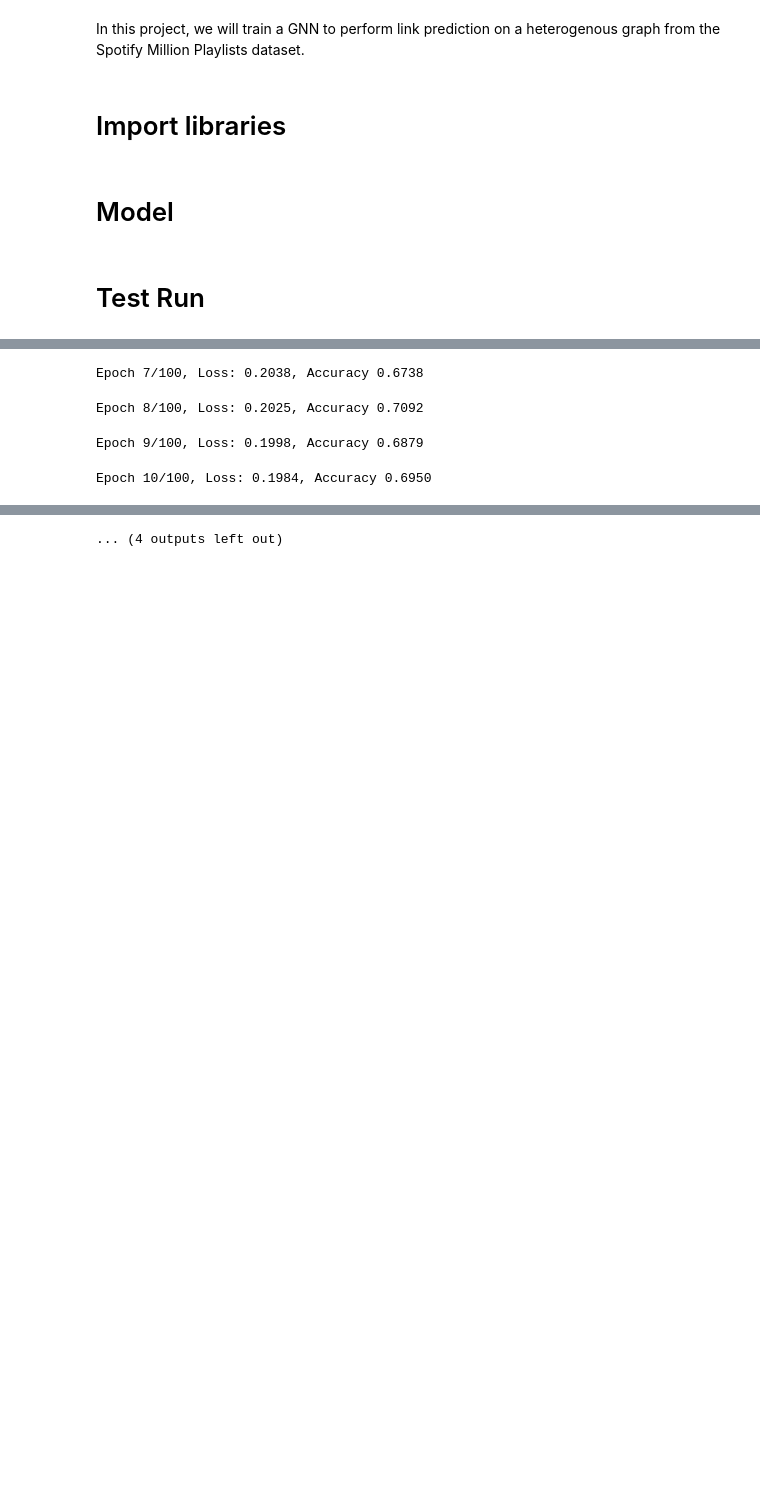
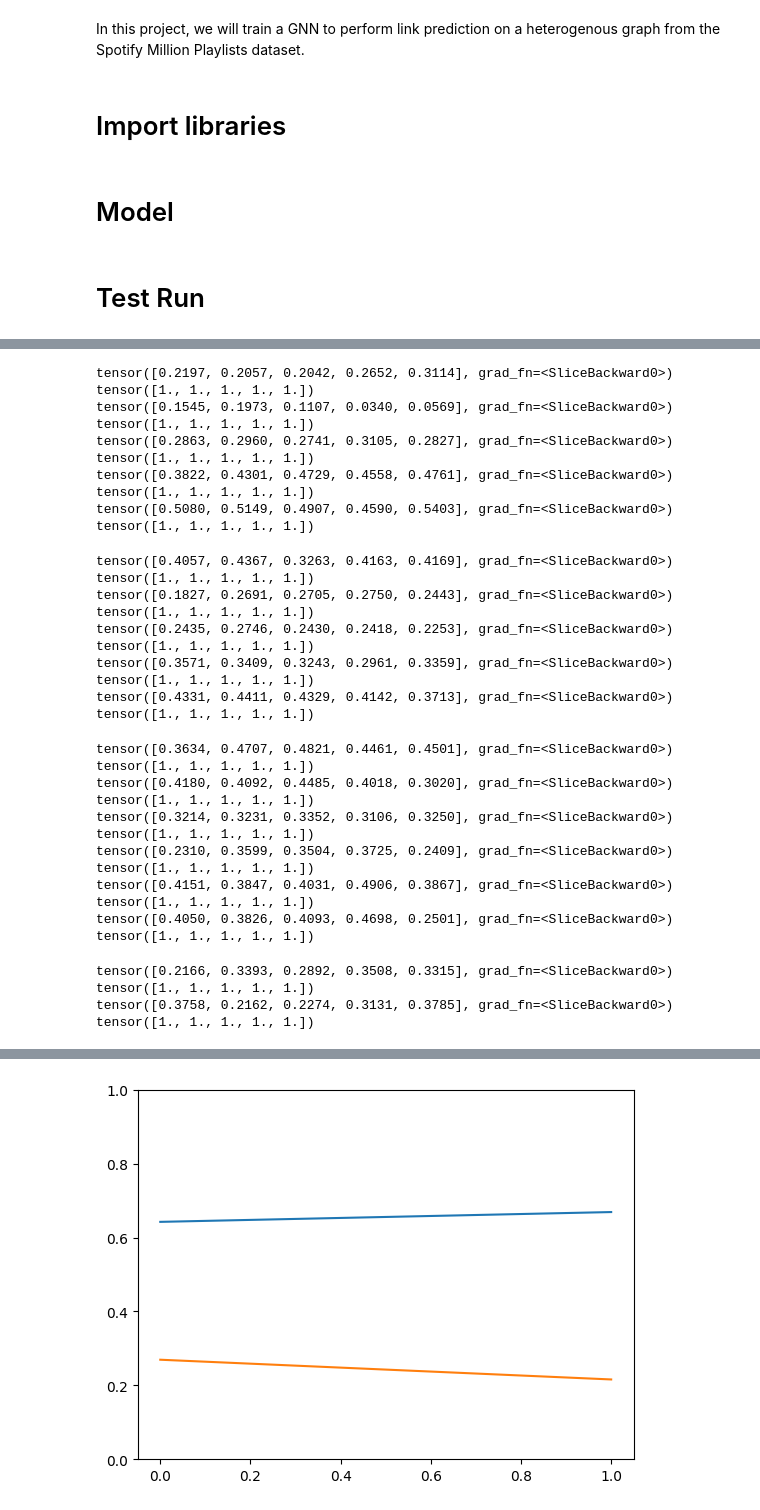
Before and after one commit to plojyon/mlg, a Jupyter notebook: src/test.ipynb, the cells around one changed output, grey strips where cells are left out. Saved outputs shown, nothing was run; the diff lists cells and outputs as text; code cells hidden in the pictures; blank space fills up the shorter version.

Commit message:
Add graph

```diff
--- a/src/test.ipynb
+++ b/src/test.ipynb
@@ -97,6 +98,11 @@ def train(model, train_loader, optimizer, batch_wrapper=dummy_generator):
         truth = batch["track", "contains", "playlist"].edge_label
 
 
+        ind = torch.randint(len(out),(5,))
+
+        print(out[ind])
+        print(truth[ind])
+
         if(i % 10 == 0):
             #print(out[:10])
             #print(batch["track", "contains", "playlist"].edge_label[:10])
@@ -141,7 +138,7 @@ ghetero["playlist"].train_mask = train_mask
 ghetero["playlist"].y = torch.LongTensor([1]*ghetero["playlist"].x.shape[0])
 
 model = HeteroModel(64, ghetero.x_dict, ghetero.metadata())
-optimizer = torch.optim.Adam(model.parameters(), lr=0.1)
+optimizer = torch.optim.Adam(model.parameters(), lr=0.1, weight_decay=0.0001)
 
 edge_label_index = data_train["track", "contains", "playlist"].edge_label_index
 edge_label = data_train["track", "contains", "playlist"].edge_label
@@ -177,7 +157,25 @@ HeteroData(
 import tqdm
 epoch = 100
 
+render_graph = True
+
+losses = []
+accuracies = []
+
+
 for i in range(epoch):
     loss, accuracy = train(model, train_loader, optimizer, batch_wrapper=tqdm.tqdm)
+    losses.append(loss)
+    accuracies.append(accuracy)
     print(f"Epoch {i+1}/{epoch}, Loss: {loss:.4f}, Accuracy {accuracy:.4f}")
+
+    plt.clf()
+    plt.plot(np.arange(len(accuracies)), accuracies)
+    plt.plot(np.arange(len(losses)), losses)
+
+    #start plot at 0
+    plt.ylim(0, 1)
+
+    if render_graph and i % 10 == 0 and i != 0:
+        plt.show()
 # %% [output]
@@ -190,4 +248,36 @@ Epoch 6/100, Loss: 0.2049, Accuracy 0.7163
-Epoch 7/100, Loss: 0.2038, Accuracy 0.6738
+tensor([0.2197, 0.2057, 0.2042, 0.2652, 0.3114], grad_fn=<SliceBackward0>)
+tensor([1., 1., 1., 1., 1.])
+tensor([0.1545, 0.1973, 0.1107, 0.0340, 0.0569], grad_fn=<SliceBackward0>)
+tensor([1., 1., 1., 1., 1.])
+tensor([0.2863, 0.2960, 0.2741, 0.3105, 0.2827], grad_fn=<SliceBackward0>)
+tensor([1., 1., 1., 1., 1.])
+tensor([0.3822, 0.4301, 0.4729, 0.4558, 0.4761], grad_fn=<SliceBackward0>)
+tensor([1., 1., 1., 1., 1.])
+tensor([0.5080, 0.5149, 0.4907, 0.4590, 0.5403], grad_fn=<SliceBackward0>)
+tensor([1., 1., 1., 1., 1.])
-Epoch 8/100, Loss: 0.2025, Accuracy 0.7092
+tensor([0.4057, 0.4367, 0.3263, 0.4163, 0.4169], grad_fn=<SliceBackward0>)
+tensor([1., 1., 1., 1., 1.])
+tensor([0.1827, 0.2691, 0.2705, 0.2750, 0.2443], grad_fn=<SliceBackward0>)
+tensor([1., 1., 1., 1., 1.])
+tensor([0.2435, 0.2746, 0.2430, 0.2418, 0.2253], grad_fn=<SliceBackward0>)
+tensor([1., 1., 1., 1., 1.])
+tensor([0.3571, 0.3409, 0.3243, 0.2961, 0.3359], grad_fn=<SliceBackward0>)
+tensor([1., 1., 1., 1., 1.])
+tensor([0.4331, 0.4411, 0.4329, 0.4142, 0.3713], grad_fn=<SliceBackward0>)
+tensor([1., 1., 1., 1., 1.])
-Epoch 9/100, Loss: 0.1998, Accuracy 0.6879
+tensor([0.3634, 0.4707, 0.4821, 0.4461, 0.4501], grad_fn=<SliceBackward0>)
+tensor([1., 1., 1., 1., 1.])
+tensor([0.4180, 0.4092, 0.4485, 0.4018, 0.3020], grad_fn=<SliceBackward0>)
+tensor([1., 1., 1., 1., 1.])
+tensor([0.3214, 0.3231, 0.3352, 0.3106, 0.3250], grad_fn=<SliceBackward0>)
+tensor([1., 1., 1., 1., 1.])
+tensor([0.2310, 0.3599, 0.3504, 0.3725, 0.2409], grad_fn=<SliceBackward0>)
+tensor([1., 1., 1., 1., 1.])
+tensor([0.4151, 0.3847, 0.4031, 0.4906, 0.3867], grad_fn=<SliceBackward0>)
+tensor([1., 1., 1., 1., 1.])
+tensor([0.4050, 0.3826, 0.4093, 0.4698, 0.2501], grad_fn=<SliceBackward0>)
+tensor([1., 1., 1., 1., 1.])
-Epoch 10/100, Loss: 0.1984, Accuracy 0.6950
+tensor([0.2166, 0.3393, 0.2892, 0.3508, 0.3315], grad_fn=<SliceBackward0>)
+tensor([1., 1., 1., 1., 1.])
+tensor([0.3758, 0.2162, 0.2274, 0.3131, 0.3785], grad_fn=<SliceBackward0>)
+tensor([1., 1., 1., 1., 1.])
@@ -196 +285 @@ Epoch 12/100, Loss: 0.1981, Accuracy 0.7021
-... (4 outputs left out)
+[figure, added]
```
Also changed, not shown: parts of 4 cells of this notebook.
